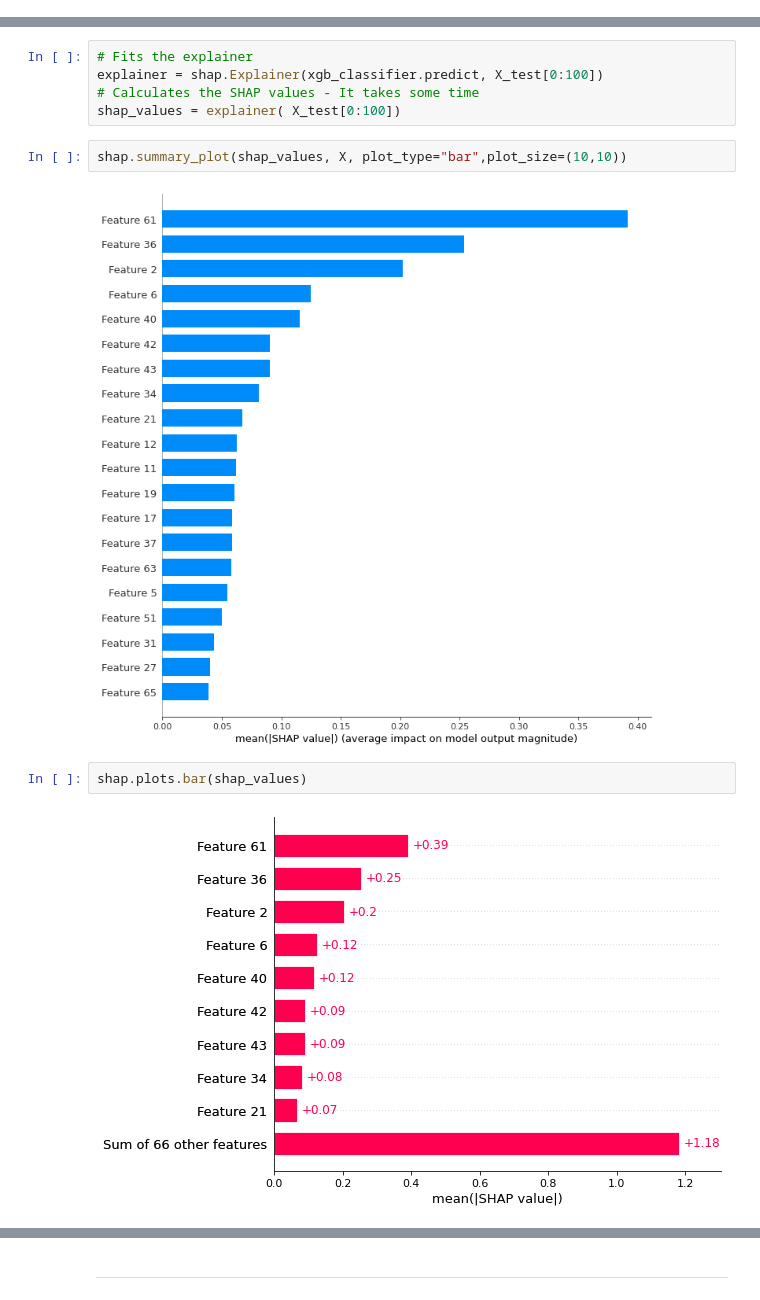
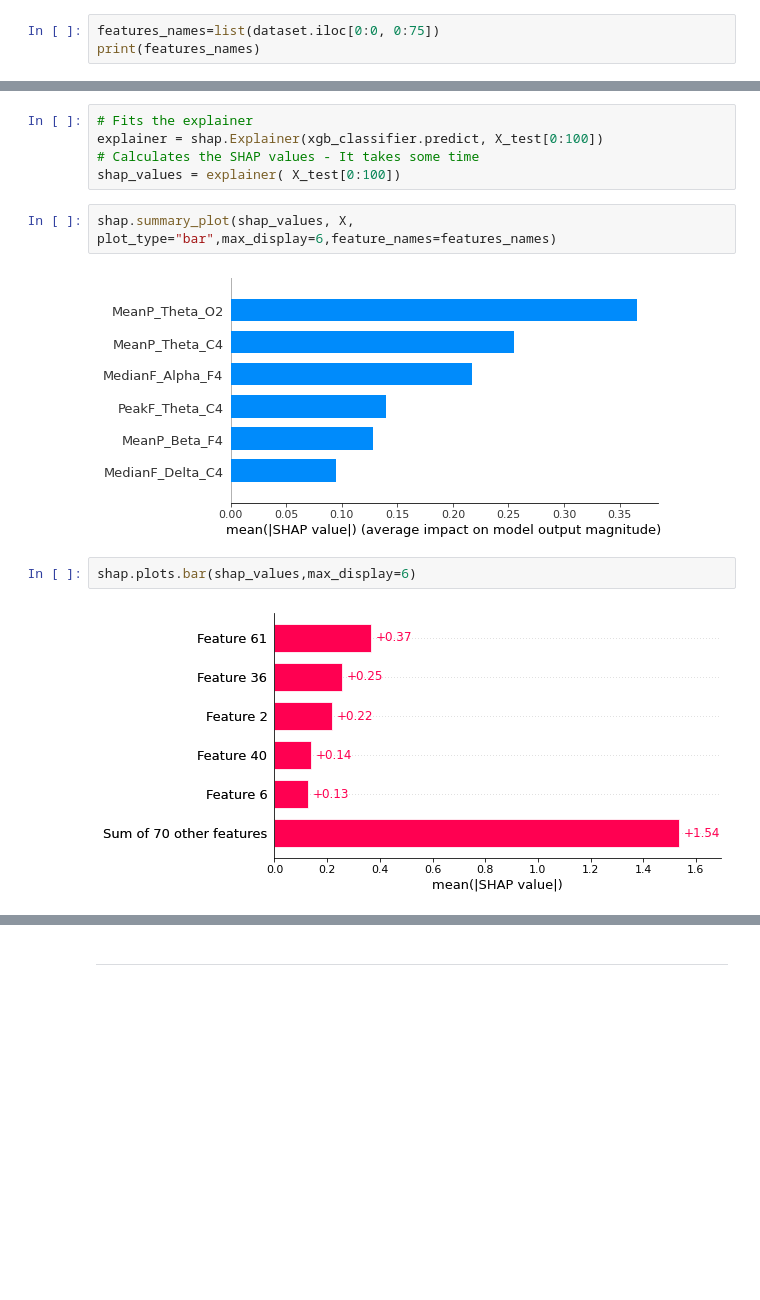
Before and after one commit to RafsanJany-44/Research_Sleep_Stage_Classification, a Jupyter notebook: SHAP_XG.ipynb, the cells around one changed output, grey strips where cells are left out. Drawn from its saved outputs; the diff is of its cells as text; blank space fills up the shorter version.

```diff
--- a/SHAP_XG.ipynb
+++ b/SHAP_XG.ipynb
@@ -48 +50,4 @@ Successfully installed shap-0.41.0 slicer-0.0.7
 [interactive output not drawn]
+# %%
+features_names=list(dataset.iloc[0:0, 0:75])
+print(features_names)
@@ -57,11 +64,11 @@ explainer = shap.Explainer(xgb_classifier.predict, X_test[0:100])
 # Calculates the SHAP values - It takes some time
 shap_values = explainer( X_test[0:100])
 # %%
-shap.summary_plot(shap_values, X, plot_type="bar",plot_size=(10,10))
+shap.summary_plot(shap_values, X, plot_type="bar",max_display=6,feature_names=features_names)
 # %% [output]
-[figure, old version]
+[figure, new version]
 # %%
-shap.plots.bar(shap_values)
+shap.plots.bar(shap_values,max_display=6)
 # %% [output]
-[figure, old version]
+[figure, new version]
 # %%
```
Also changed, not shown: parts of 8 cells of this notebook.
